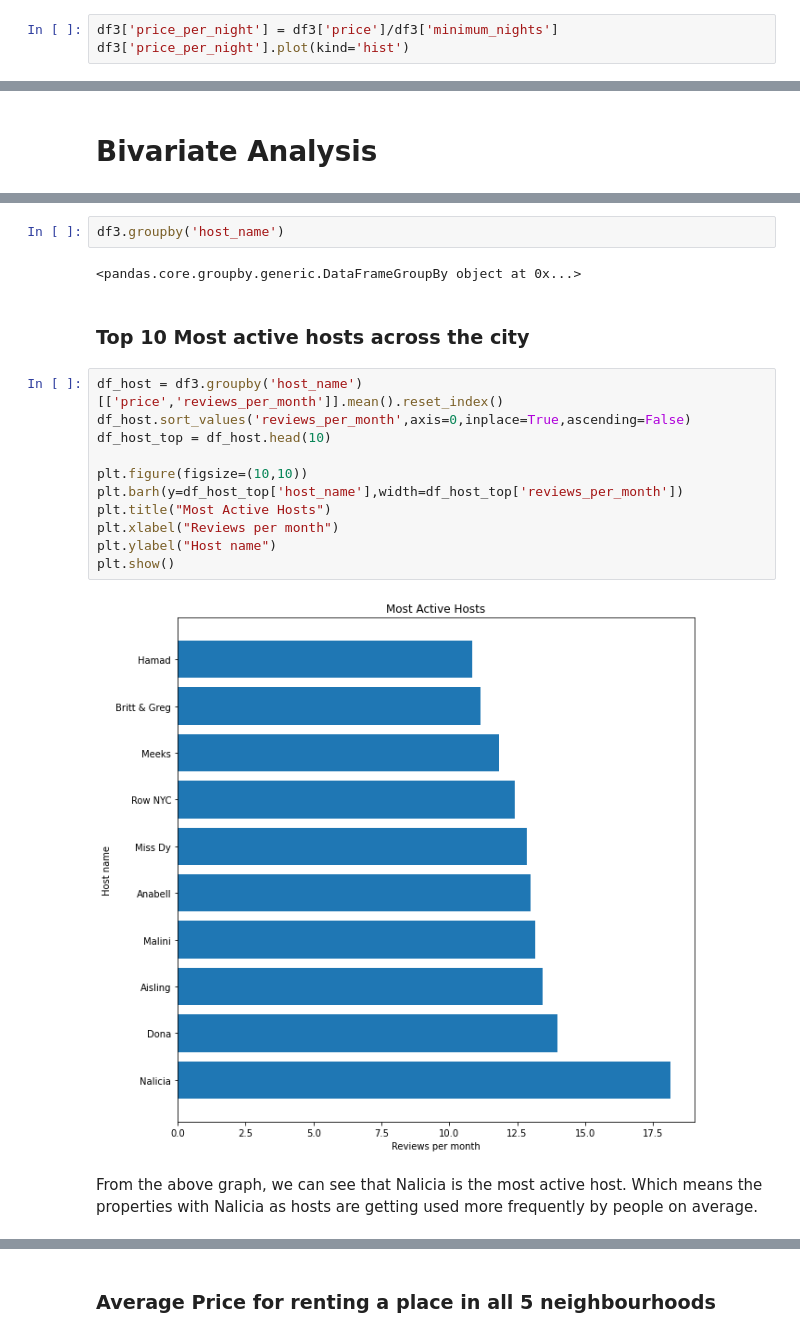
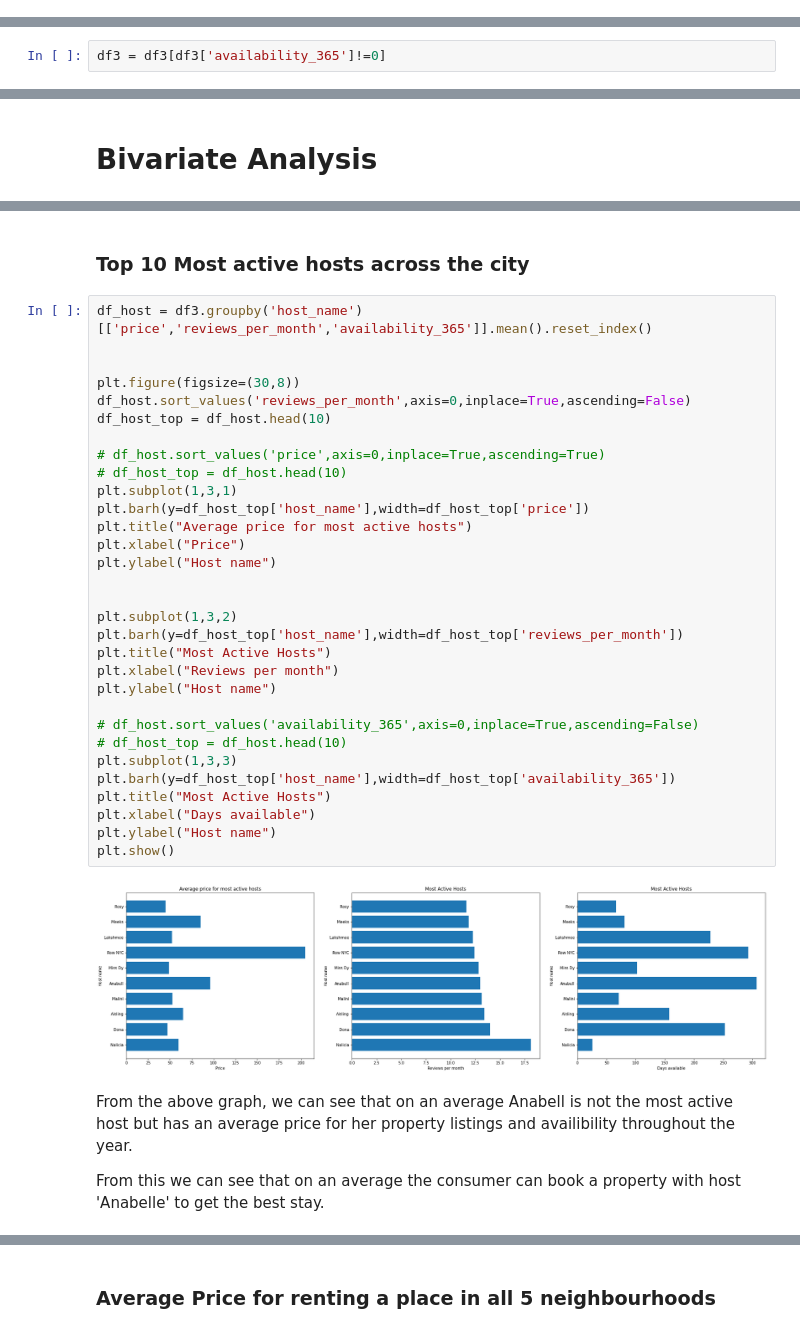
Before and after one commit to sidpatondikar/CAPSTONE-Airbnb-Booking-Analysis-Siddharth-Patondikar, a Jupyter notebook: Individual_notebook.ipynb, the cells around one changed output, grey strips where cells are left out. Saved outputs shown, nothing was run; the diff lists cells and outputs as text.

```diff
--- a/Individual_notebook.ipynb
+++ b/Individual_notebook.ipynb
@@ -288,3 +291,0 @@ Name: price, dtype: float64
-# %%
-df3['price_per_night'] = df3['price']/df3['minimum_nights']
-df3['price_per_night'].plot(kind='hist')
@@ -301,3 +292,5 @@ From the above histogram we can see that the price of Airbnb per night, majority
+# %%
+df3 = df3[df3['availability_365']!=0]
 # %% [markdown]
 ### What is the room availabilty throughout the year?
 # %%
@@ -373,24 +371,42 @@ df3.host_name.value_counts().head(10).plot(kind='bar')
-# %%
-df3.groupby('host_name')
-# %% [output]
-<pandas.core.groupby.generic.DataFrameGroupBy object at 0x...>
 # %% [markdown]
 ### Top 10 Most active hosts across the city
 # %%
-df_host = df3.groupby('host_name')[['price','reviews_per_month']].mean().reset_index()
+df_host = df3.groupby('host_name')[['price','reviews_per_month','availability_365']].mean().reset_index()
+
+
+plt.figure(figsize=(30,8))
 df_host.sort_values('reviews_per_month',axis=0,inplace=True,ascending=False)
 df_host_top = df_host.head(10)
 
-plt.figure(figsize=(10,10))
+# df_host.sort_values('price',axis=0,inplace=True,ascending=True)
+# df_host_top = df_host.head(10)
+plt.subplot(1,3,1)
+plt.barh(y=df_host_top['host_name'],width=df_host_top['price'])
+plt.title("Average price for most active hosts")
+plt.xlabel("Price")
+plt.ylabel("Host name")
+
+
+plt.subplot(1,3,2)
 plt.barh(y=df_host_top['host_name'],width=df_host_top['reviews_per_month'])
 plt.title("Most Active Hosts")
 plt.xlabel("Reviews per month")
 plt.ylabel("Host name")
+
+# df_host.sort_values('availability_365',axis=0,inplace=True,ascending=False)
+# df_host_top = df_host.head(10)
+plt.subplot(1,3,3)
+plt.barh(y=df_host_top['host_name'],width=df_host_top['availability_365'])
+plt.title("Most Active Hosts")
+plt.xlabel("Days available")
+plt.ylabel("Host name")
 plt.show()
 # %% [output]
-[figure, old version]
+[figure, new version]
-# %% [markdown]
-From the above graph, we can see that Nalicia is the most active host. Which means the properties with Nalicia as hosts are getting used more frequently by people on average.
+# %% [markdown]
+From the above graph, we can see that on an average Anabell is not the most active host but has an average price for her property listings and availibility throughout the year.
+
+From this we can see that on an average the consumer can book a property with host 'Anabelle' to get the best stay.
 # %%
 df3.head()
 # %% [output]
```
Also changed, not shown: parts of 48 cells of this notebook.
